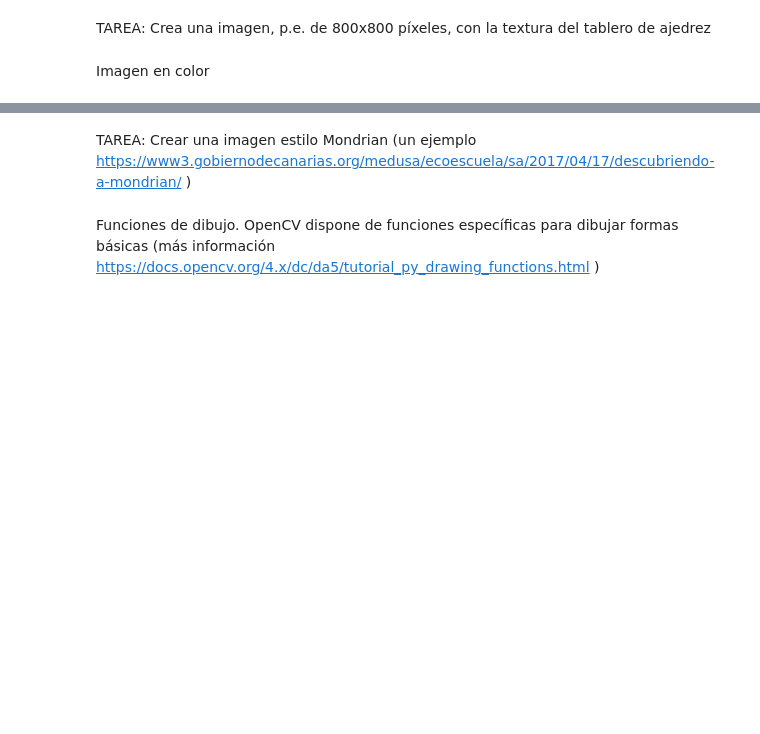
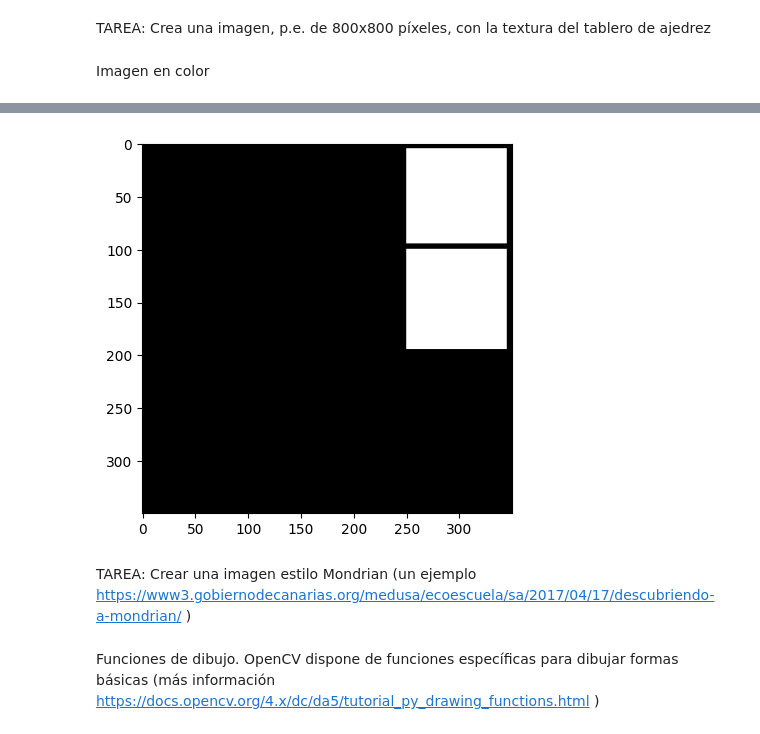
Before and after one commit to Raamonvm8/VC, a Jupyter notebook: VC_P1.ipynb, the cells around one changed output, grey strips where cells are left out. Cells and saved outputs as stored; diff of their text form; code cells hidden in the pictures; blank space fills up the shorter version.

```diff
--- a/VC_P1.ipynb
+++ b/VC_P1.ipynb
@@ -8,8 +8,8 @@ import matplotlib.pyplot as plt
 Inicializaciones
 # %%
 #Dimensiones de la imagen a crear
-ancho = 300
-alto = 200
+ancho = 350
+alto = 350
 # %% [markdown]
 Imagen en grises
 # %%
@@ -77,10 +89,17 @@ plt.show()
 # %%
 #Modifica el primer plano de color (Rojo, ya que es RGB)
-color_img[:,:,0] = 255
-#color_img[:,:,1] = 200 #Prueba otras combinaciones
-#color_img[:,:,2] = 255
+color_img[:,:] = 0
+#color_img[:,:,1] = 0 #Prueba otras combinaciones
+#color_img[:,:,2] = 0
+
+#color_img[5:45,5:95,1] = 255
+color_img[5:95, 250:345] = 255
+color_img[100:195, 250:345] = 255
+
 plt.imshow(color_img)
 plt.show()
+# %% [output]
+[figure, added]
 # %% [markdown]
 TAREA: Crear una imagen estilo Mondrian (un ejemplo https://www3.gobiernodecanarias.org/medusa/ecoescuela/sa/2017/04/17/descubriendo-a-mondrian/ )
 # %% [markdown]
```
Also changed, not shown: parts of 7 cells of this notebook.
